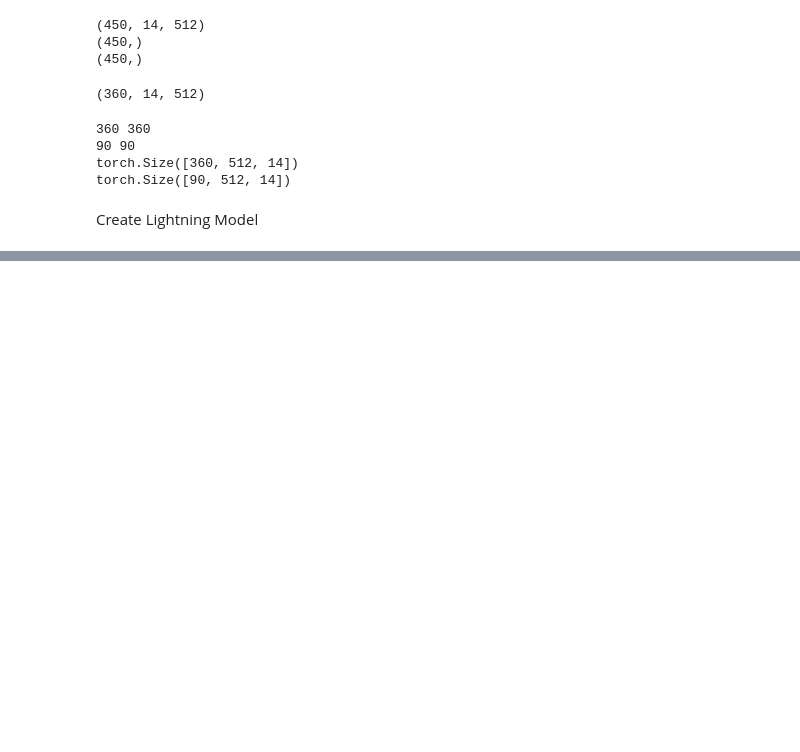
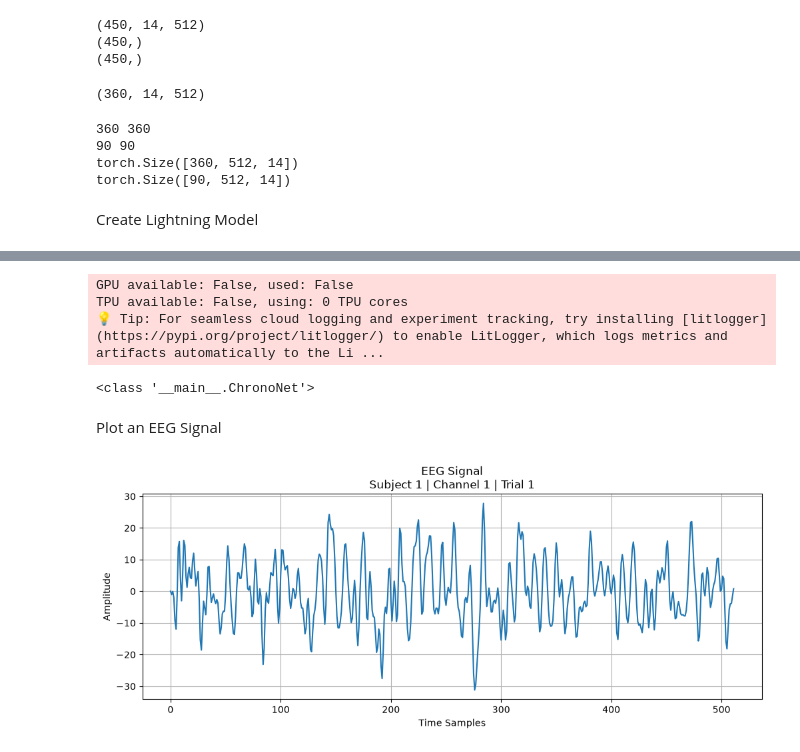
Before and after one commit to soniya-builds/BCI-EEG-Signal-Classification, a Jupyter notebook: Data_Preparation.ipynb, the cells around one changed output, grey strips where cells are left out. Drawn from its saved outputs; the diff is of its cells as text; code cells hidden in the pictures; blank space fills up the shorter version.

Commit message:
Complete EEG data preprocessing pipeline and visualization

```diff
--- a/Data_Preparation.ipynb
+++ b/Data_Preparation.ipynb
@@ -379,0 +479,12 @@ NameError: name 'LightningModule' is not defined
+# %%
+from pytorch_lightning import Trainer
+trainer = Trainer(
+    max_epochs=50,
+    accelerator="auto",
+    devices=1,
+    log_every_n_steps=1
+)
+# %% [output]
+GPU available: False, used: False
+TPU available: False, using: 0 TPU cores
+💡 Tip: For seamless cloud logging and experiment tracking, try installing [litlogger](https://pypi.org/project/litlogger/) to enable LitLogger, which logs metrics and artifacts automatically to the Li ...
@@ -379,0 +494,4 @@ NameError: name 'LightningModule' is not defined
+# %%
+print(ChronoNet)
+# %% [output]
+<class '__main__.ChronoNet'>
@@ -379,0 +500,15 @@ NameError: name 'LightningModule' is not defined
+# %% [markdown]
+Plot an EEG Signal
+# %%
+import matplotlib.pyplot as plt
+
+plt.figure(figsize=(12,4))
+plt.plot(epochs_data[0,0,:])
+plt.title("EEG Signal\nSubject 1 | Channel 1 | Trial 1")
+plt.xlabel("Time Samples")
+plt.ylabel("Amplitude")
+plt.grid(True)
+
+plt.show()
+# %% [output]
+[figure, added]
```
Also changed, not shown: parts of 28 cells of this notebook.
